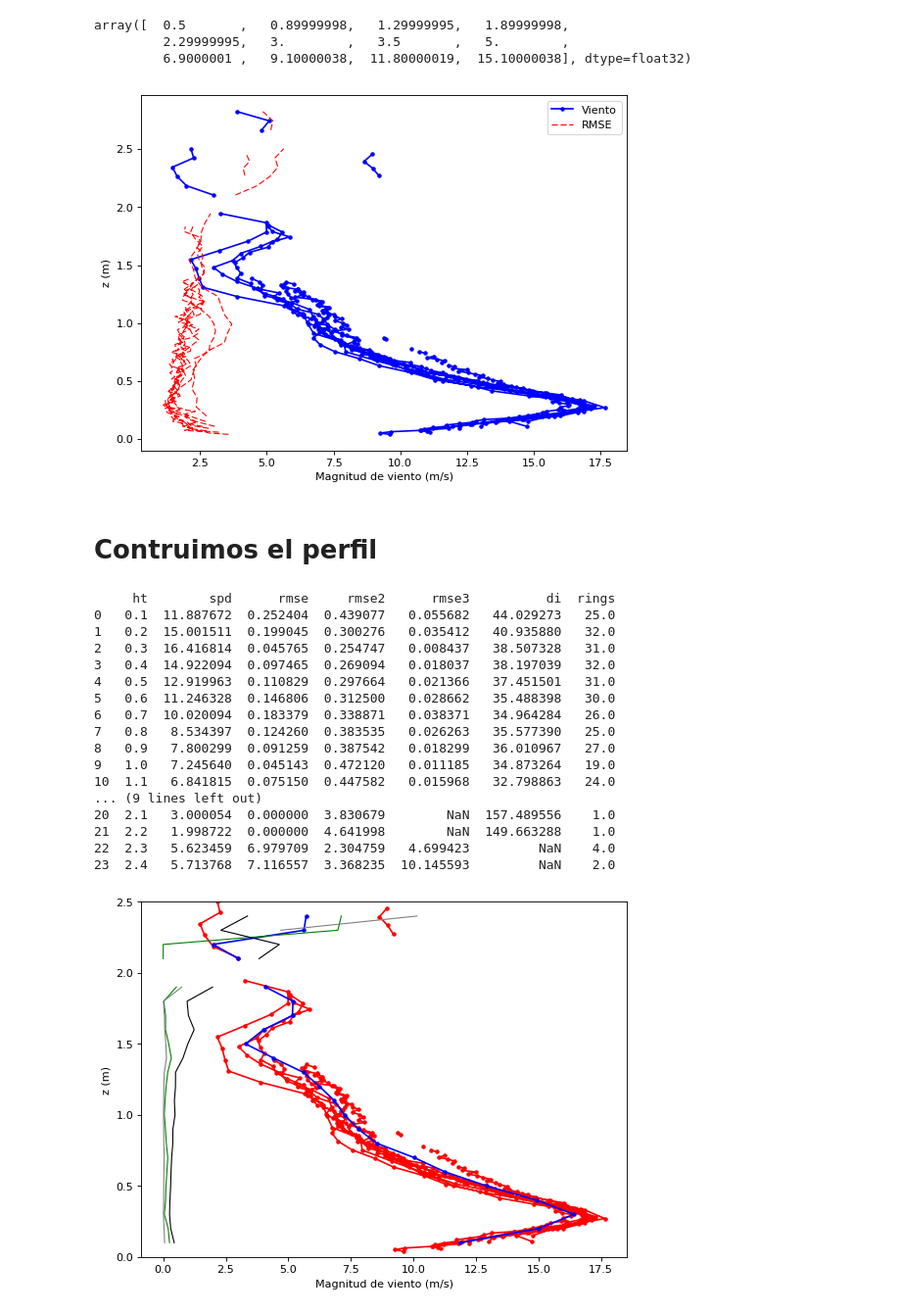
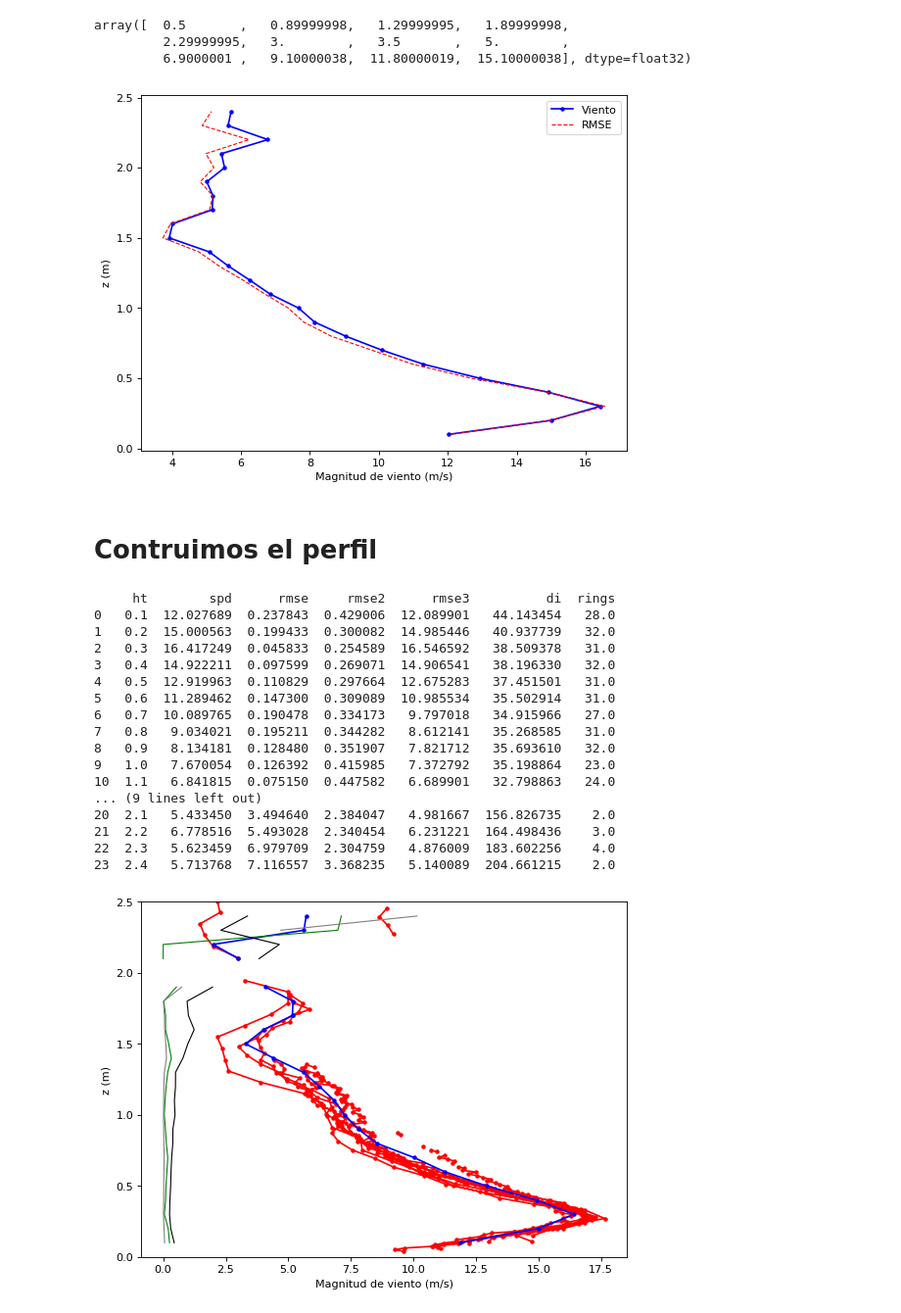
Before and after one commit to paocorrales/tesis-VAD, a Jupyter notebook: P_VAD/VAD preliminares.ipynb, the cells around one changed output. Shown at 98% size. Saved outputs shown, nothing was run; the diff lists cells and outputs as text; code cells hidden in the pictures.

```diff
--- a/P_VAD/VAD preliminares.ipynb
+++ b/P_VAD/VAD preliminares.ipynb
@@ -404,19 +439,19 @@ array([  0.5       ,   0.89999998,   1.29999995,   1.89999998,
 # %%
 # Gráfico simple para evaluar los resultados cualitativamente
 
 fig = plt.figure(figsize=(8, 6), dpi=80)
 ax = fig.add_subplot(111)
 #ax.title('Viento calculado con la elevación %s grados'% nelev)
-ax.plot(vad.spd, vad.ht, color='blue', marker='.', label='Viento')
-ax.plot(vad.rmse, vad.ht, color='red', linewidth=1.0, linestyle='--', label='RMSE')
+ax.plot(totalvad.spd, totalvad.ht, color='blue', marker='.', label='Viento')
+ax.plot(totalvad.rmse3, totalvad.ht, color='red', linewidth=1.0, linestyle='--', label='RMSE')
 ax.legend(loc='upper right')
 ax.set_xlabel('Magnitud de viento (m/s)')
 ax.set_ylabel('z (m)')
 
 
 plt.show()
 # %% [output]
-[figure, old version]
+[figure, new version]
 # %% [markdown]
 # Contruimos el perfil
 # %%
@@ -451,24 +486,27 @@ for l in range(int(pnlevs)):
 
     #Calculo el promedio de spd para la capa
     w = temp.rmse + temp.rh
+    w2 = temp.rmse
+
     if not w.any():
         continue
 
     spd_wavg = np.average(np.asarray(temp.spd), weights=np.asarray(w))
+    spd_wavg2 = np.average(np.asarray(temp.spd), weights=np.asarray(w2))
     di_wavg = np.average(np.asarray(temp.di), weights=np.asarray(temp.rh))
 
     #Calculo el RMSE
     var = sum(np.power(temp.spd-spd_wavg,2)/temp.rmse)/sum(1/temp.rmse)
     rmsec1 = var/np.sqrt(ringpl)
     rmsec2 = np.sqrt(1/(sum(1/np.power(temp.rmse,2))))
-    rmsec3 = sum(np.power(temp.spd-spd_wavg,2)/np.sqrt(temp.rmse))/(sum(1/np.sqrt(temp.rmse))*(ringpl-1))
+    #rmsec3 = sum(np.power(temp.spd-spd_wavg,2)/np.sqrt(temp.rmse))/(sum(1/np.sqrt(temp.rmse))*(ringpl-1))
 
     #Guardo en el dataframe
     totalvad.ht[l] = pht[l]
     totalvad.spd[l] = spd_wavg
     totalvad.rmse[l] = rmsec1
     totalvad.rmse2[l] = rmsec2
-    totalvad.rmse3[l] = rmsec3
+    totalvad.rmse3[l] = spd_wavg2
     totalvad.di[l] = di_wavg
     totalvad.rings[l] = ringpl
 
@@ -477,22 +515,22 @@ totalvad.to_csv('Test/vda-'+ DateTime + '-' + NameRadar + '.csv', sep = ';', na_
 print totalvad
 # %% [output]
      ht        spd      rmse     rmse2      rmse3          di  rings
-0   0.1  11.887672  0.252404  0.439077   0.055682   44.029273   25.0
-1   0.2  15.001511  0.199045  0.300276   0.035412   40.935880   32.0
-2   0.3  16.416814  0.045765  0.254747   0.008437   38.507328   31.0
-3   0.4  14.922094  0.097465  0.269094   0.018037   38.197039   32.0
-4   0.5  12.919963  0.110829  0.297664   0.021366   37.451501   31.0
-5   0.6  11.246328  0.146806  0.312500   0.028662   35.488398   30.0
-6   0.7  10.020094  0.183379  0.338871   0.038371   34.964284   26.0
-7   0.8   8.534397  0.124260  0.383535   0.026263   35.577390   25.0
-8   0.9   7.800299  0.091259  0.387542   0.018299   36.010967   27.0
-9   1.0   7.245640  0.045143  0.472120   0.011185   34.873264   19.0
-10  1.1   6.841815  0.075150  0.447582   0.015968   32.798863   24.0
+0   0.1  12.027689  0.237843  0.429006  12.089901   44.143454   28.0
+1   0.2  15.000563  0.199433  0.300082  14.985446   40.937739   32.0
+2   0.3  16.417249  0.045833  0.254589  16.546592   38.509378   31.0
+3   0.4  14.922211  0.097599  0.269071  14.906541   38.196330   32.0
+4   0.5  12.919963  0.110829  0.297664  12.675283   37.451501   31.0
+5   0.6  11.289462  0.147300  0.309089  10.985534   35.502914   31.0
+6   0.7  10.089765  0.190478  0.334173   9.797018   34.915966   27.0
+7   0.8   9.034021  0.195211  0.344282   8.612141   35.268585   31.0
+8   0.9   8.134181  0.128480  0.351907   7.821712   35.693610   32.0
+9   1.0   7.670054  0.126392  0.415985   7.372792   35.198864   23.0
+10  1.1   6.841815  0.075150  0.447582   6.689901   32.798863   24.0
 ... (9 lines left out)
-20  2.1   3.000054  0.000000  3.830679        NaN  157.489556    1.0
-21  2.2   1.998722  0.000000  4.641998        NaN  149.663288    1.0
-22  2.3   5.623459  6.979709  2.304759   4.699423         NaN    4.0
-23  2.4   5.713768  7.116557  3.368235  10.145593         NaN    2.0
+20  2.1   5.433450  3.494640  2.384047   4.981667  156.826735    2.0
+21  2.2   6.778516  5.493028  2.340454   6.231221  164.498436    3.0
+22  2.3   5.623459  6.979709  2.304759   4.876009  183.602256    4.0
+23  2.4   5.713768  7.116557  3.368235   5.140089  204.661215    2.0
 # %%
 # Gráfico simple para evaluar los resultados cualitativamente
 
```
Also changed, not shown: parts of 3 cells of this notebook, 4 other files.
